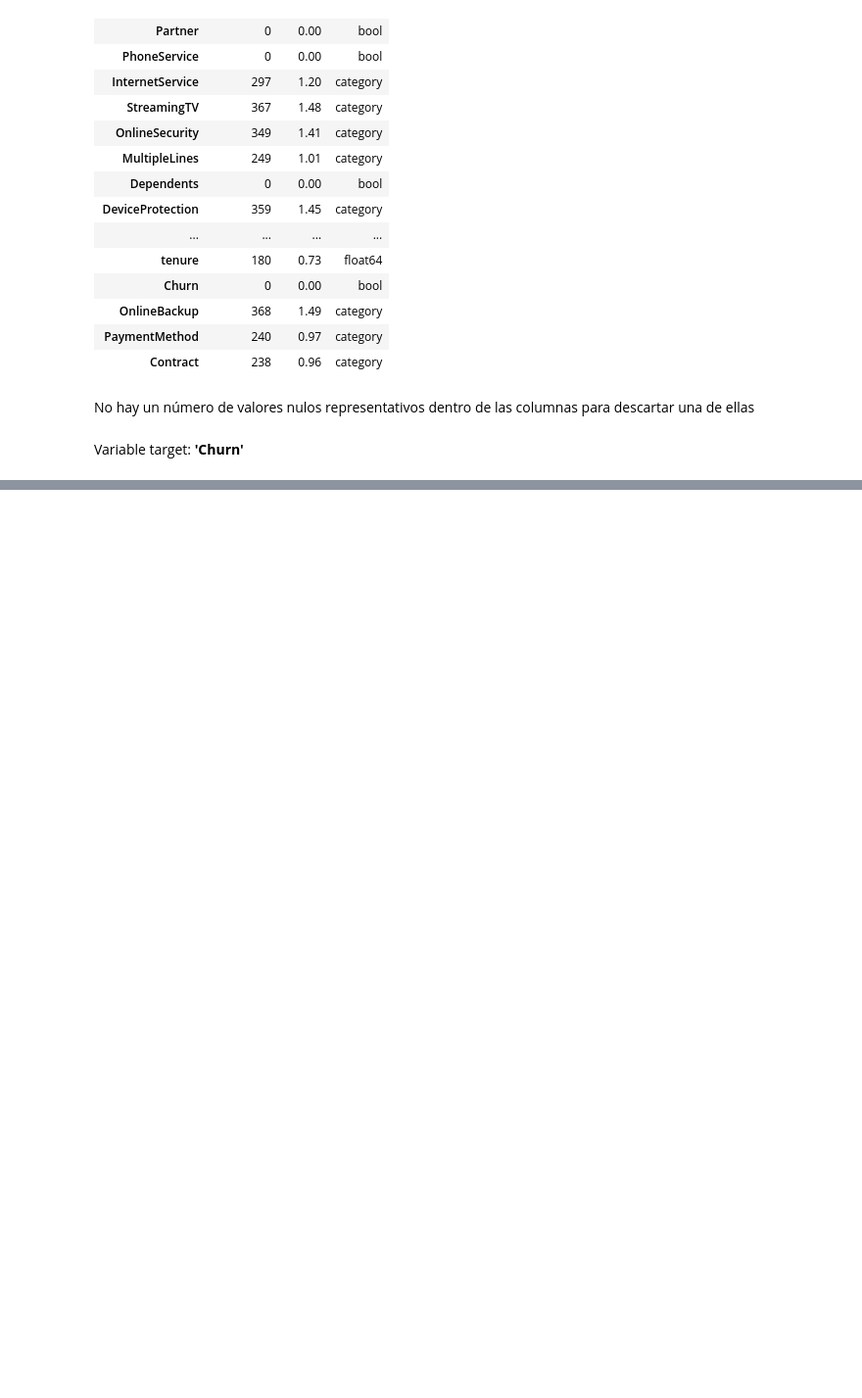
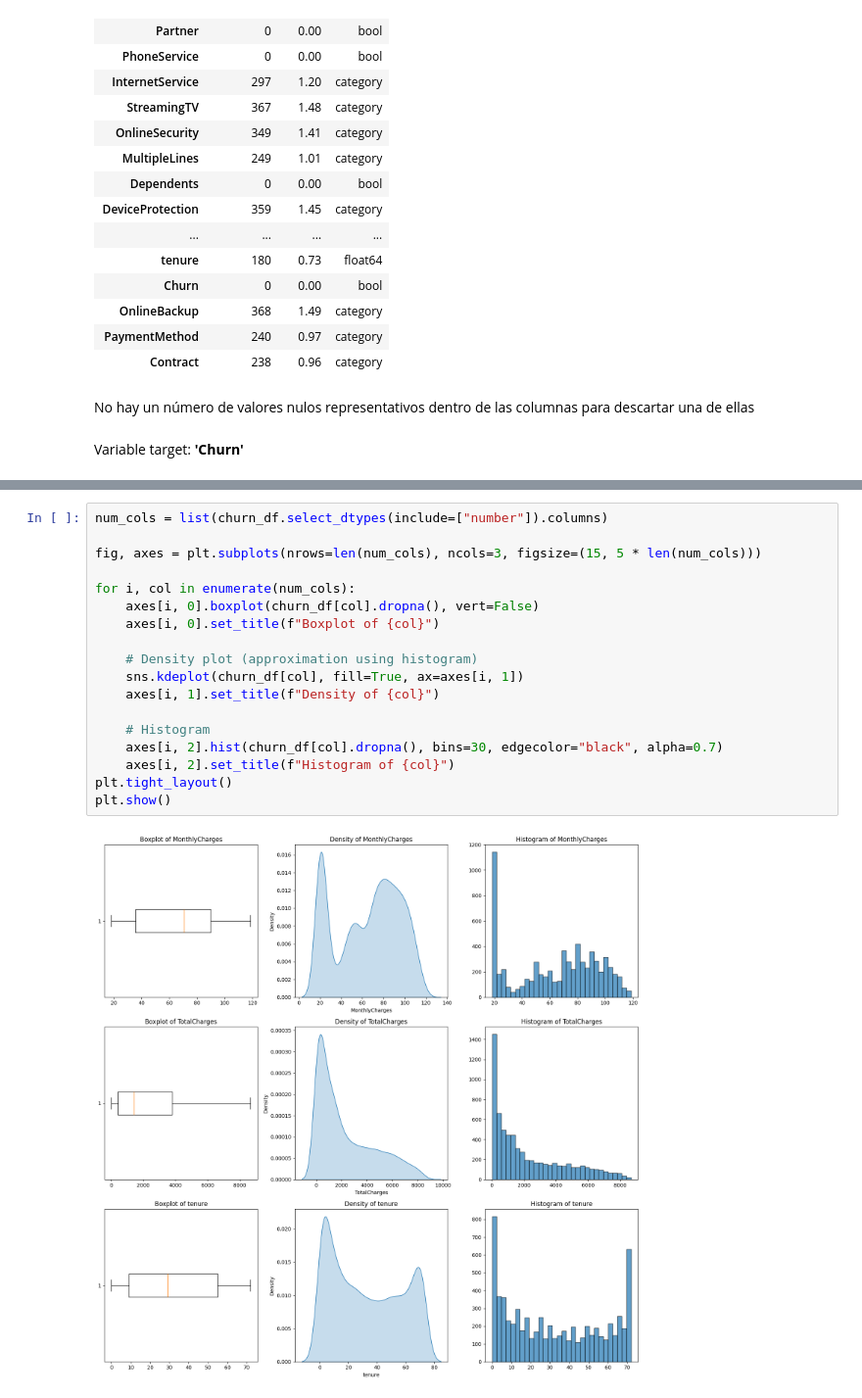
Before and after one commit to 1210lfo/Telco-Customer-Churn, a Jupyter notebook: notebooks/eda.ipynb, the cells around one changed output, grey strips where cells are left out. Shown: that part at 98% size. Cells and saved outputs as stored; diff of their text form; blank space fills up the shorter version.

```diff
--- a/notebooks/eda.ipynb
+++ b/notebooks/eda.ipynb
@@ -102,0 +187,20 @@ churn_df.describe()
+# %%
+num_cols = list(churn_df.select_dtypes(include=["number"]).columns)
+
+fig, axes = plt.subplots(nrows=len(num_cols), ncols=3, figsize=(15, 5 * len(num_cols)))
+
+for i, col in enumerate(num_cols):
+    axes[i, 0].boxplot(churn_df[col].dropna(), vert=False)
+    axes[i, 0].set_title(f"Boxplot of {col}")
+
+    # Density plot (approximation using histogram)
+    sns.kdeplot(churn_df[col], fill=True, ax=axes[i, 1])
+    axes[i, 1].set_title(f"Density of {col}")
+
+    # Histogram
+    axes[i, 2].hist(churn_df[col].dropna(), bins=30, edgecolor="black", alpha=0.7)
+    axes[i, 2].set_title(f"Histogram of {col}")
+plt.tight_layout()
+plt.show()
+# %% [output]
+[figure, added]
```
Also changed, not shown: parts of 25 cells of this notebook, 3 other files.
